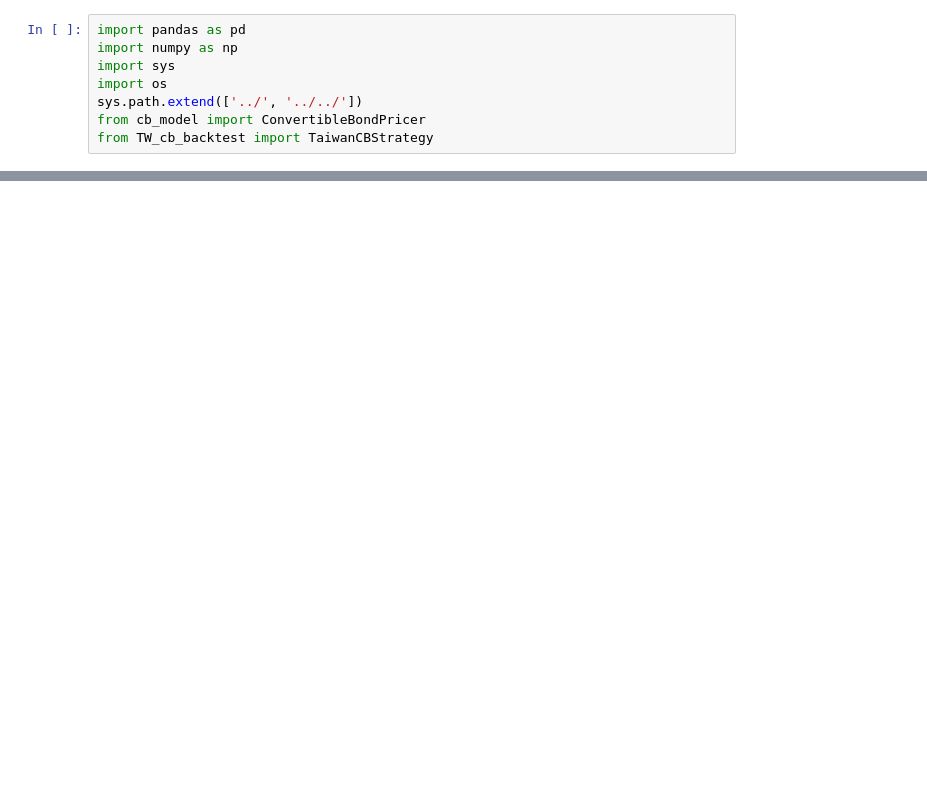
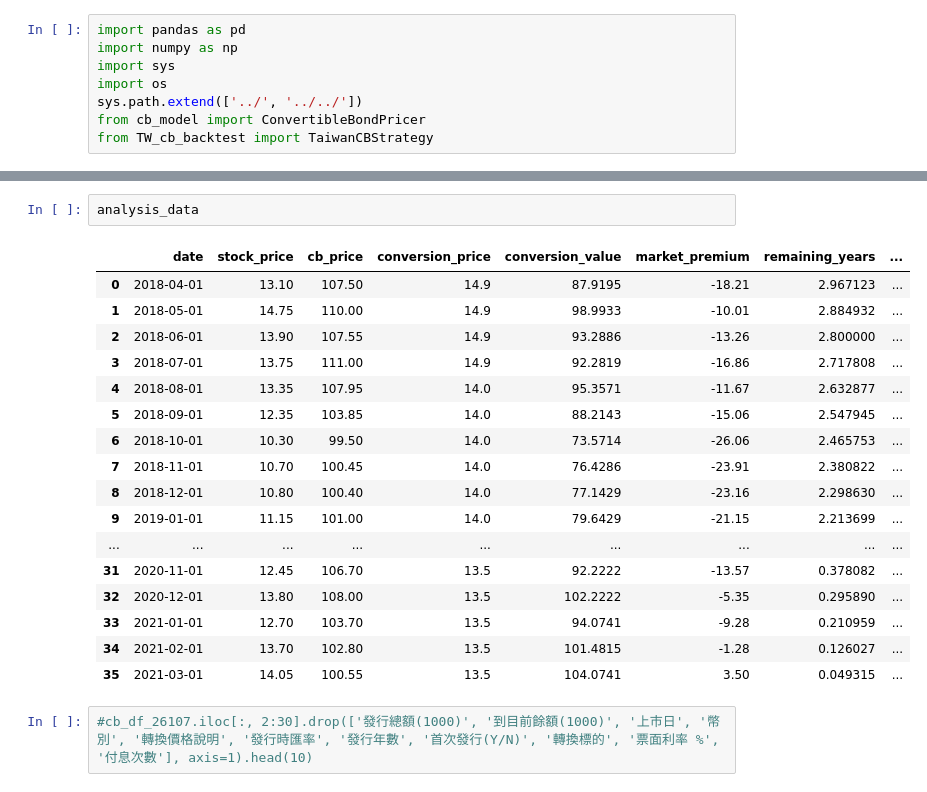
Before and after one commit to Tseng1028/CB-pricing, a Jupyter notebook: CB_pricing_model_backtest.ipynb, the cells around one changed output, grey strips where cells are left out. Cells and saved outputs as stored; diff of their text form; blank space fills up the shorter version.

```diff
--- a/CB_pricing_model_backtest.ipynb
+++ b/CB_pricing_model_backtest.ipynb
@@ -63,0 +130,22 @@ pd.DataFrame(performance_metrics).round(4)
+# %%
+analysis_data
+# %% [output]
+|  | date | stock_price | cb_price | conversion_price | conversion_value | market_premium | remaining_years | ... |
+| 0 | 2018-04-01 | 13.10 | 107.50 | 14.9 | 87.9195 | -18.21 | 2.967123 | ... |
+| 1 | 2018-05-01 | 14.75 | 110.00 | 14.9 | 98.9933 | -10.01 | 2.884932 | ... |
+| 2 | 2018-06-01 | 13.90 | 107.55 | 14.9 | 93.2886 | -13.26 | 2.800000 | ... |
+| 3 | 2018-07-01 | 13.75 | 111.00 | 14.9 | 92.2819 | -16.86 | 2.717808 | ... |
+| 4 | 2018-08-01 | 13.35 | 107.95 | 14.0 | 95.3571 | -11.67 | 2.632877 | ... |
+| 5 | 2018-09-01 | 12.35 | 103.85 | 14.0 | 88.2143 | -15.06 | 2.547945 | ... |
+| 6 | 2018-10-01 | 10.30 | 99.50 | 14.0 | 73.5714 | -26.06 | 2.465753 | ... |
+| 7 | 2018-11-01 | 10.70 | 100.45 | 14.0 | 76.4286 | -23.91 | 2.380822 | ... |
+| 8 | 2018-12-01 | 10.80 | 100.40 | 14.0 | 77.1429 | -23.16 | 2.298630 | ... |
+| 9 | 2019-01-01 | 11.15 | 101.00 | 14.0 | 79.6429 | -21.15 | 2.213699 | ... |
+| ... | ... | ... | ... | ... | ... | ... | ... | ... |
+| 31 | 2020-11-01 | 12.45 | 106.70 | 13.5 | 92.2222 | -13.57 | 0.378082 | ... |
+| 32 | 2020-12-01 | 13.80 | 108.00 | 13.5 | 102.2222 | -5.35 | 0.295890 | ... |
+| 33 | 2021-01-01 | 12.70 | 103.70 | 13.5 | 94.0741 | -9.28 | 0.210959 | ... |
+| 34 | 2021-02-01 | 13.70 | 102.80 | 13.5 | 101.4815 | -1.28 | 0.126027 | ... |
+| 35 | 2021-03-01 | 14.05 | 100.55 | 13.5 | 104.0741 | 3.50 | 0.049315 | ... |
+# %%
+#cb_df_26107.iloc[:, 2:30].drop(['發行總額(1000)', '到目前餘額(1000)', '上市日', '幣別', '轉換價格說明', '發行時匯率', '發行年數', '首次發行(Y/N)', '轉換標的', '票面利率 %', '付息次數'], axis=1).head(10)
```
Also changed, not shown: parts of 11 cells of this notebook, 13 other files.
